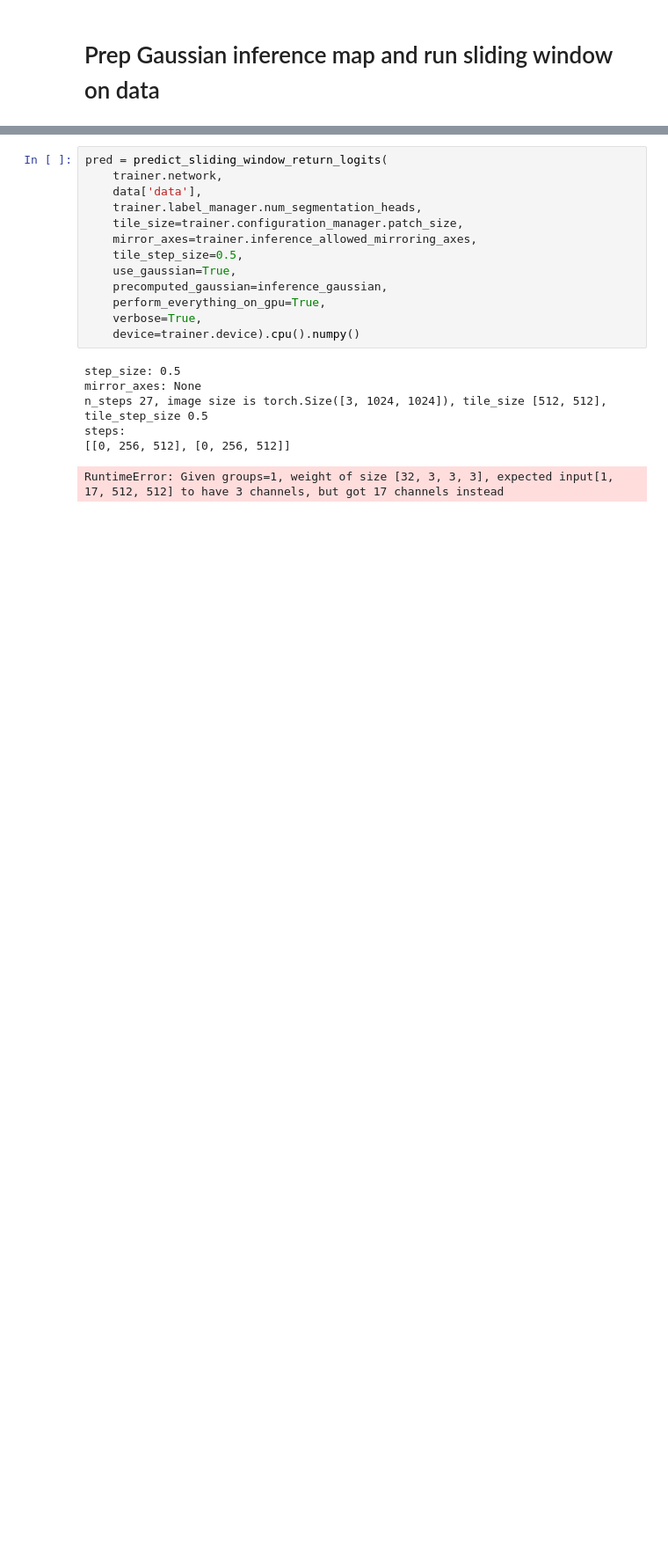
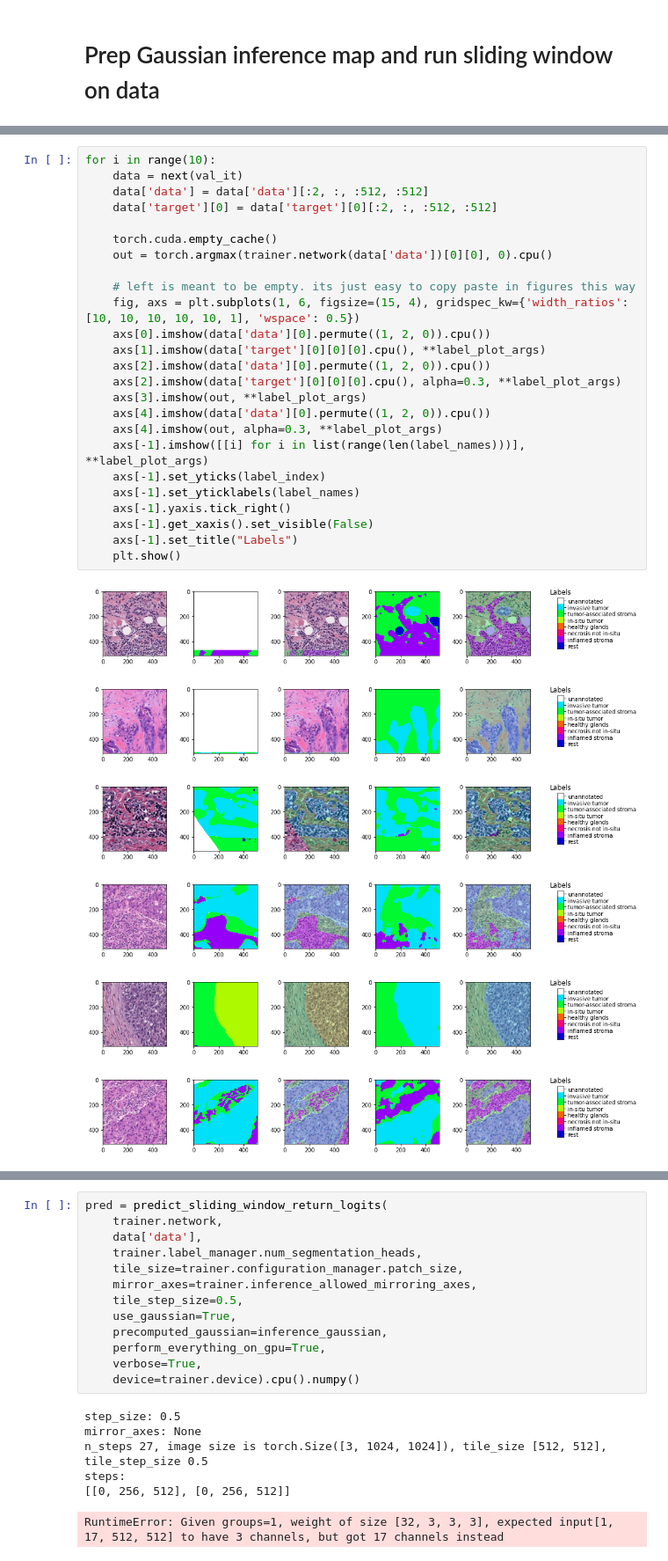
Before and after one commit to MIC-DKFZ/nnUNet, a Jupyter notebook: test_code/load_model.ipynb, the cells around one changed output, grey strips where cells are left out. Shown at 88% size. Cells and saved outputs as stored; diff of their text form; blank space fills up the shorter version.

```diff
--- a/test_code/load_model.ipynb
+++ b/test_code/load_model.ipynb
@@ -190,0 +175,32 @@ RuntimeError: Sizes of tensors must match except in dimension 0. Expected size 5
+# %%
+for i in range(10):
+    data = next(val_it)
+    data['data'] = data['data'][:2, :, :512, :512]
+    data['target'][0] = data['target'][0][:2, :, :512, :512]
+
+    torch.cuda.empty_cache()
+    out = torch.argmax(trainer.network(data['data'])[0][0], 0).cpu()
+
+    # left is meant to be empty. its just easy to copy paste in figures this way
+    fig, axs = plt.subplots(1, 6, figsize=(15, 4), gridspec_kw={'width_ratios': [10, 10, 10, 10, 10, 1], 'wspace': 0.5})
+    axs[0].imshow(data['data'][0].permute((1, 2, 0)).cpu())
+    axs[1].imshow(data['target'][0][0][0].cpu(), **label_plot_args)
+    axs[2].imshow(data['data'][0].permute((1, 2, 0)).cpu())
+    axs[2].imshow(data['target'][0][0][0].cpu(), alpha=0.3, **label_plot_args)
+    axs[3].imshow(out, **label_plot_args)
+    axs[4].imshow(data['data'][0].permute((1, 2, 0)).cpu())
+    axs[4].imshow(out, alpha=0.3, **label_plot_args)
+    axs[-1].imshow([[i] for i in list(range(len(label_names)))], **label_plot_args)
+    axs[-1].set_yticks(label_index)
+    axs[-1].set_yticklabels(label_names)
+    axs[-1].yaxis.tick_right()
+    axs[-1].get_xaxis().set_visible(False)
+    axs[-1].set_title("Labels")
+    plt.show()
+# %% [output]
+[figure, added]
+[figure, added]
+[figure, added]
+[figure, added]
+[figure, added]
+[figure, added]
```
Also changed, not shown: parts of 14 cells of this notebook.
